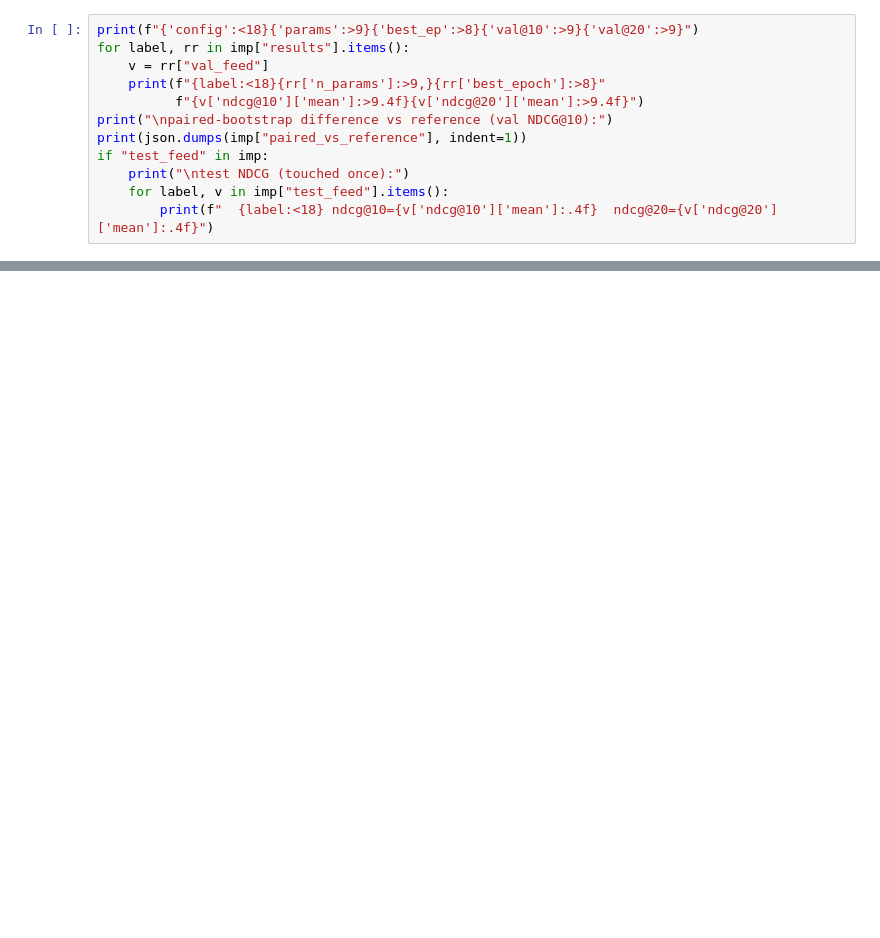
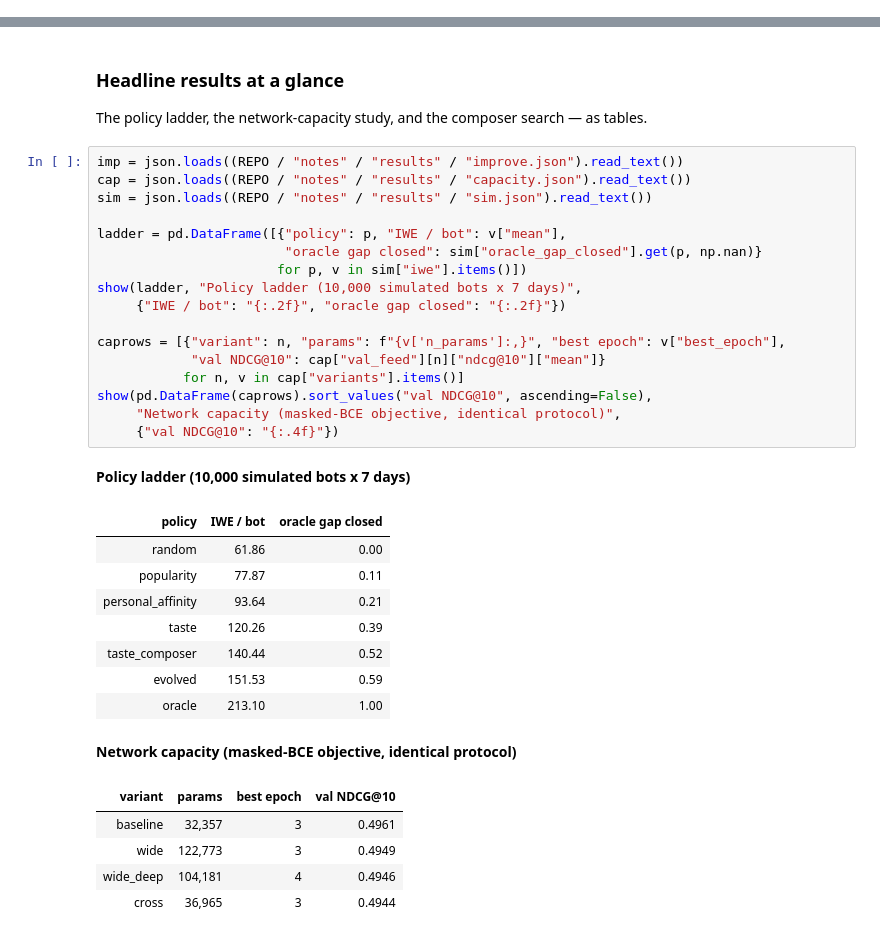
Before and after one commit to 1ens0r/doomscroll, a Jupyter notebook: demo.ipynb, the cells around one changed output, grey strips where cells are left out. Drawn from its saved outputs; the diff is of its cells as text; blank space fills up the shorter version.

```diff
--- a/demo.ipynb
+++ b/demo.ipynb
@@ -380,12 +0,0 @@ best_epoch=6  params=122,773  train_seconds=257.5
-# %%
-print(f"{'config':<18}{'params':>9}{'best_ep':>8}{'val@10':>9}{'val@20':>9}")
-for label, rr in imp["results"].items():
-    v = rr["val_feed"]
-    print(f"{label:<18}{rr['n_params']:>9,}{rr['best_epoch']:>8}"
-          f"{v['ndcg@10']['mean']:>9.4f}{v['ndcg@20']['mean']:>9.4f}")
-print("\npaired-bootstrap difference vs reference (val NDCG@10):")
-print(json.dumps(imp["paired_vs_reference"], indent=1))
-if "test_feed" in imp:
-    print("\ntest NDCG (touched once):")
-    for label, v in imp["test_feed"].items():
-        print(f"  {label:<18} ndcg@10={v['ndcg@10']['mean']:.4f}  ndcg@20={v['ndcg@20']['mean']:.4f}")
@@ -486,0 +139,36 @@ python build_demo.py && jupyter nbconvert --to notebook --execute demo.ipynb   #
+# %% [markdown]
+### Headline results at a glance
+The policy ladder, the network-capacity study, and the composer search — as tables.
+# %%
+imp = json.loads((REPO / "notes" / "results" / "improve.json").read_text())
+cap = json.loads((REPO / "notes" / "results" / "capacity.json").read_text())
+sim = json.loads((REPO / "notes" / "results" / "sim.json").read_text())
+
+ladder = pd.DataFrame([{"policy": p, "IWE / bot": v["mean"],
+                        "oracle gap closed": sim["oracle_gap_closed"].get(p, np.nan)}
+                       for p, v in sim["iwe"].items()])
+show(ladder, "Policy ladder (10,000 simulated bots x 7 days)",
+     {"IWE / bot": "{:.2f}", "oracle gap closed": "{:.2f}"})
+
+caprows = [{"variant": n, "params": f"{v['n_params']:,}", "best epoch": v["best_epoch"],
+            "val NDCG@10": cap["val_feed"][n]["ndcg@10"]["mean"]}
+           for n, v in cap["variants"].items()]
+show(pd.DataFrame(caprows).sort_values("val NDCG@10", ascending=False),
+     "Network capacity (masked-BCE objective, identical protocol)",
+     {"val NDCG@10": "{:.4f}"})
+# %% [output]
+**Policy ladder (10,000 simulated bots x 7 days)**
+| policy | IWE / bot | oracle gap closed |
+| random | 61.86 | 0.00 |
+| popularity | 77.87 | 0.11 |
+| personal_affinity | 93.64 | 0.21 |
+| taste | 120.26 | 0.39 |
+| taste_composer | 140.44 | 0.52 |
+| evolved | 151.53 | 0.59 |
+| oracle | 213.10 | 1.00 |
+**Network capacity (masked-BCE objective, identical protocol)**
+| variant | params | best epoch | val NDCG@10 |
+| baseline | 32,357 | 3 | 0.4961 |
+| wide | 122,773 | 3 | 0.4949 |
+| wide_deep | 104,181 | 4 | 0.4946 |
+| cross | 36,965 | 3 | 0.4944 |
```
Also changed, not shown: parts of 50 cells of this notebook, 13 other files.
